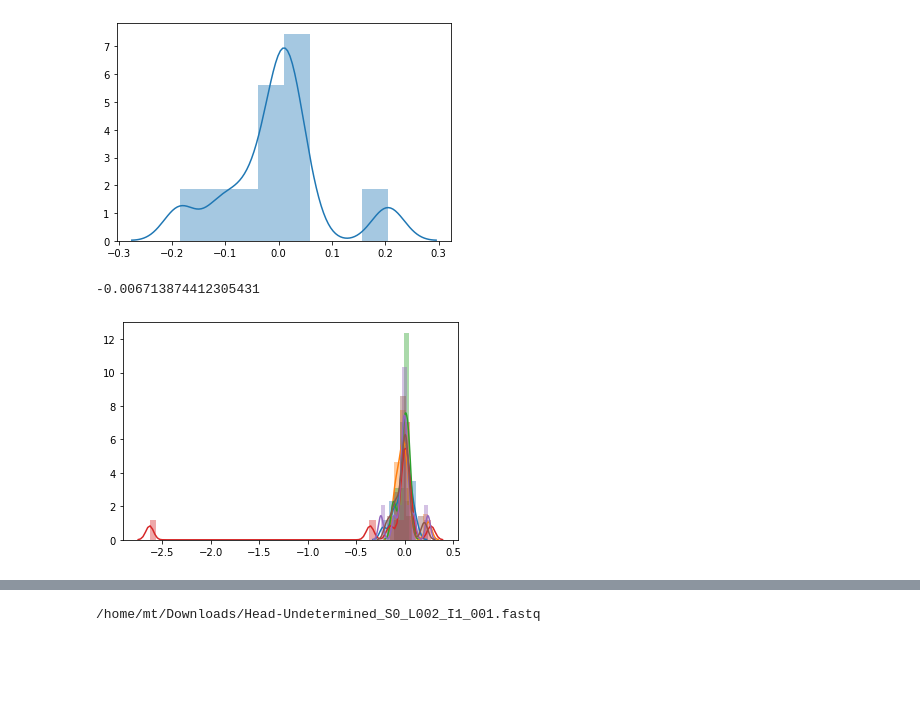
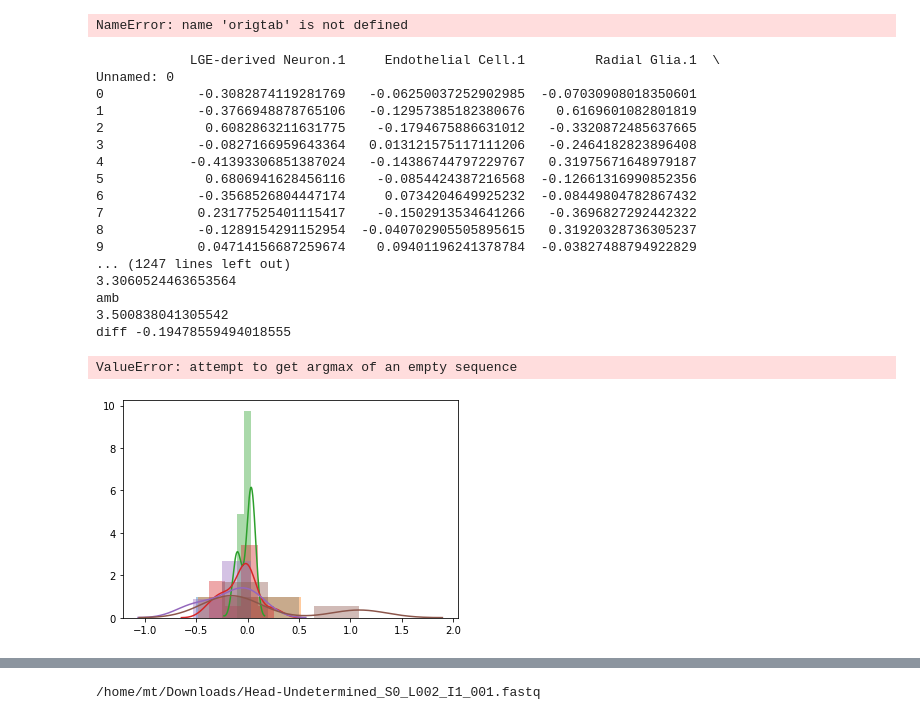
Before and after one commit to mtvector/MTsc, a Jupyter notebook: notebooks/CompareELALDA.ipynb, the cells around one changed output, grey strips where cells are left out. Saved outputs shown, nothing was run; the diff lists cells and outputs as text; code cells hidden in the pictures; blank space fills up the shorter version.

```diff
--- a/notebooks/CompareELALDA.ipynb
+++ b/notebooks/CompareELALDA.ipynb
@@ -69,6 +15,6 @@ FileNotFoundError: [Errno 2] No such file or directory: '/scrapp2/mtschmitz/maca
 # %%
 #Assess cluster enrichment
-df=pd.read_csv('/home/mt/Downloads/figs/E65-2019B_HIPPOCAMPUS_CHOROID/leidenAmbiaintMarkerSumStats.csv')
+df=pd.read_csv('/home/mt/Downloads/figs/False/E65-2019A_AND_E65-2019B_MULTI-SEQ_1/leidenOriginalMarkerSumStats.csv')
 df.index=df.iloc[:,0]
 #print(df.loc[:,df.iloc[0,:]=='mean'].iloc[2:,:-4])
 statmat=df.loc[:,df.iloc[0,:]=='mean'].iloc[2:,:-4]
@@ -77,4 +23,5 @@ statmat=statmat.loc[:,['counts' not in x for x in statmat.columns]]
 maxval=statmat.max(axis=1)#-statmat.median(axis=1)
 celltype=[re.sub('.1','',x) for x in  statmat.astype('float').idxmax(axis=1)]
 ambtab=pd.DataFrame(list(maxval),index=celltype)
+ambtab
 # %% [output]
@@ -82,11 +28,0 @@ FileNotFoundError: [Errno 2] File b'/home/mt/Downloads/figs/E65-2019B_HIPPOCAMPU
-# %%
-#Assess cluster enrichment
-df=pd.read_csv('/home/mt/Downloads/figs/E65-2019B_HIPPOCAMPUS_CHOROID/leidenOriginalMarkerSumStats.csv')
-df.index=df.iloc[:,0]
-#print(df.loc[:,df.iloc[0,:]=='mean'].iloc[2:,:-4])
-statmat=df.loc[:,df.iloc[0,:]=='mean'].iloc[2:,:-4]
-statmat=statmat.loc[:,['lda' not in x for x in statmat.columns]]
-statmat=statmat.loc[:,['counts' not in x for x in statmat.columns]]
-maxval=statmat.max(axis=1)#-statmat.median(axis=1)
-celltype=[re.sub('.1','',x) for x in  statmat.astype('float').idxmax(axis=1)]
-origtab=pd.DataFrame(list(maxval),index=celltype)
@@ -123,45 +36,67 @@ sns.distplot(diffvals)
 plt.show()
 np.mean(diffvals)
 # %% [output]
-[figure, removed]
--0.006713874412305431
+NameError: name 'origtab' is not defined
 # %%
-headpath='/home/mt/Downloads/figs/'
+headpath='/home/mt/Downloads/figs/False/'
 adatapaths=[os.path.join(headpath,x) for x in  os.listdir(headpath)]
 samplenames=[re.sub('_Out','',x) for x in  os.listdir(headpath)]
 samplesdone=[]
 alldiffs=[]
 for adatapath,samplename in zip(np.array(adatapaths)[::-1],np.array(samplenames)[::-1]):
     if not os.path.exists(os.path.join(adatapath,'leidenAmbiaintMarkerSumStats.csv')):
         continue
     samplesdone.append(samplename)
     df=pd.read_csv(os.path.join(adatapath,'leidenAmbiaintMarkerSumStats.csv'))
     df.index=df.iloc[:,0]
     #print(df.loc[:,df.iloc[0,:]=='mean'].iloc[2:,:-4])
     statmat=df.loc[:,df.iloc[0,:]=='mean'].iloc[2:,:-4]
     statmat=statmat.loc[:,['lda' not in x for x in statmat.columns]]
     statmat=statmat.loc[:,['counts' not in x for x in statmat.columns]]
-    maxval=statmat.max(axis=1)-statmat.median(axis=1)
+    maxval=statmat.max(axis=1)#-statmat.median(axis=1)
     celltype=[re.sub('.1','',x) for x in  statmat.astype('float').idxmax(axis=1)]
     ambtab=pd.DataFrame(list(maxval),index=celltype)
     df=pd.read_csv(os.path.join(adatapath,'leidenOriginalMarkerSumStats.csv'))
     df.index=df.iloc[:,0]
     #print(df.loc[:,df.iloc[0,:]=='mean'].iloc[2:,:-4])
     statmat=df.loc[:,df.iloc[0,:]=='mean'].iloc[2:,:-4]
     statmat=statmat.loc[:,['lda' not in x for x in statmat.columns]]
     statmat=statmat.loc[:,['counts' not in x for x in statmat.columns]]
-    maxval=statmat.max(axis=1)-statmat.median(axis=1)
+    maxval=statmat.max(axis=1)#-statmat.median(axis=1)
+    print(statmat)
     celltype=[re.sub('.1','',x) for x in  statmat.astype('float').idxmax(axis=1)]
     origtab=pd.DataFrame(list(maxval),index=celltype)
     diffvals=[]
     for c in set(origtab.index) & set(ambtab.index):
-        #print(c)
-        #print(origtab.loc[c,0].mean()-ambtab.loc[c,0].mean())
-        diffvals.append(origtab.loc[c,0].mean()-ambtab.loc[c,0].mean())
+        print(c)
+        print('orig')
+        print(origtab.loc[c,0])
+        print('amb')
+        print(ambtab.loc[c,0])
+        print('diff',origtab.loc[c,0].max()-ambtab.loc[c,0].max())
+        diffvals.append(origtab.loc[c,0].max()-ambtab.loc[c,0].max())
     alldiffs.append(np.mean(diffvals))
     sns.distplot(diffvals)
 plt.show()
 # %% [output]
+            LGE-derived Neuron.1     Endothelial Cell.1         Radial Glia.1  \
+Unnamed: 0
+0            -0.3082874119281769   -0.06250037252902985  -0.07030908018350601
+1            -0.3766948878765106   -0.12957385182380676    0.6169601082801819
+2             0.6082863211631775    -0.1794675886631012   -0.3320872485637665
+3            -0.0827166959643364   0.013121575117111206   -0.2464182823896408
+4           -0.41393306851387024   -0.14386744797229767   0.31975671648979187
+5             0.6806941628456116    -0.0854424387216568  -0.12661316990852356
+6            -0.3568526804447174     0.0734204649925232  -0.08449804782867432
+7            0.23177525401115417    -0.1502913534641266   -0.3696827292442322
+8            -0.1289154291152954  -0.040702905505895615   0.31920328736305237
+9            0.04714156687259674    0.09401196241378784  -0.03827488794922829
+... (1247 lines left out)
+3.3060524463653564
+amb
+3.500838041305542
+diff -0.19478559494018555
+ValueError: attempt to get argmax of an empty sequence
-[figure, old version]
+[figure, new version]
 # %%
 sns.distplot(alldiffs)
```
Also changed, not shown: parts of 9 cells of this notebook, 16 other files.
